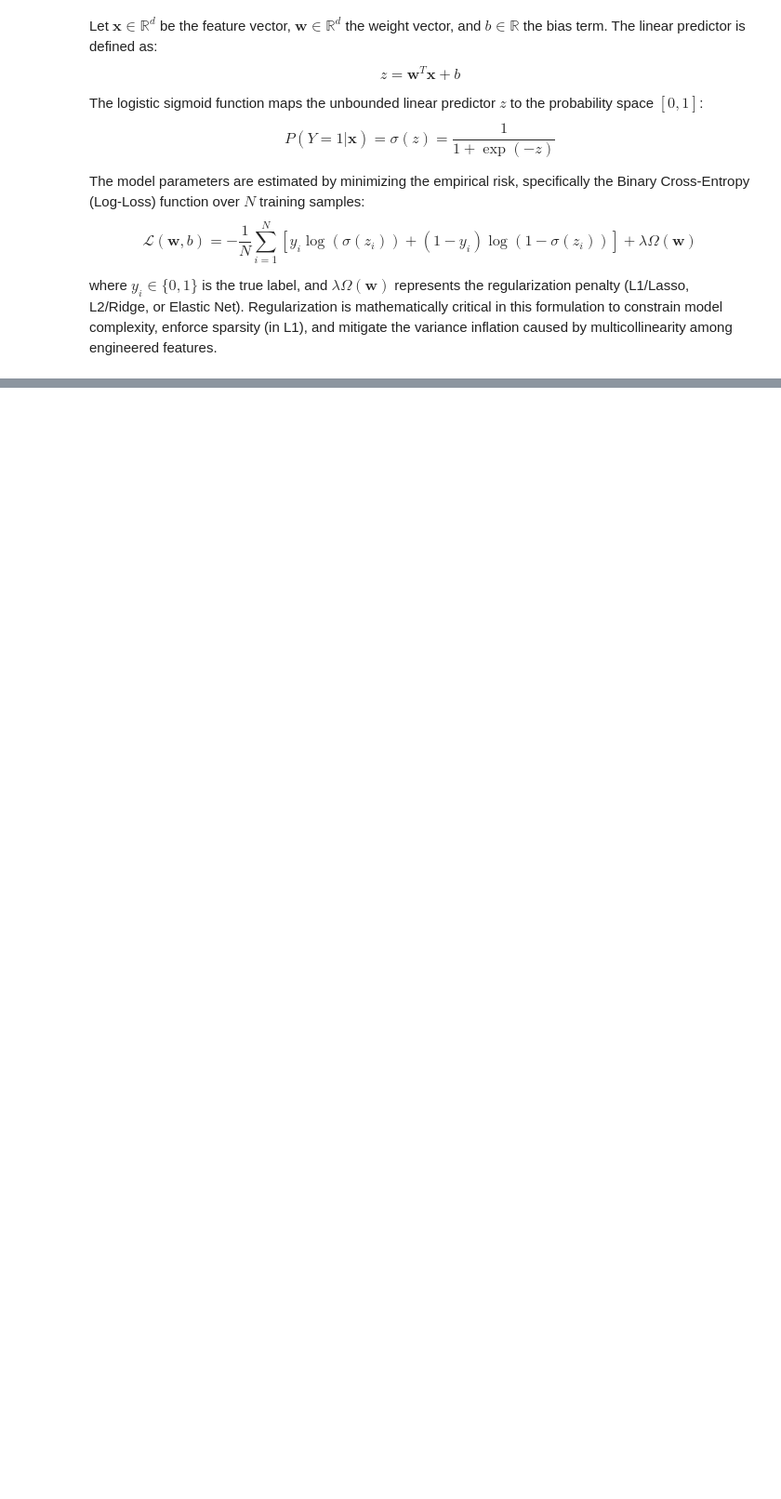
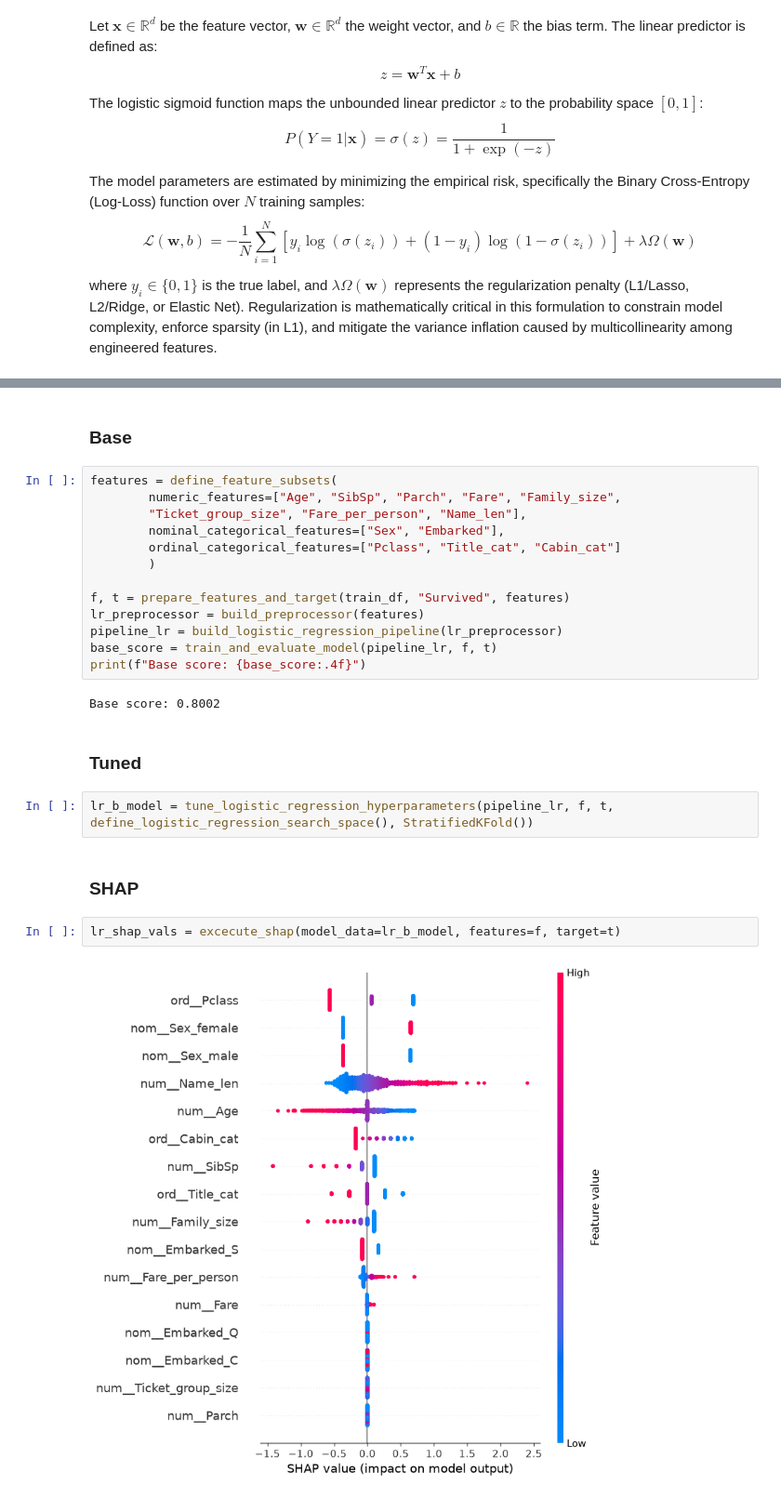
Before and after one commit to AnthonyMura/kaggle_titanic, a Jupyter notebook: 002_DP&FE.ipynb, the cells around one changed output, grey strips where cells are left out. Shown at 93% size. Saved outputs shown, nothing was run; the diff lists cells and outputs as text; blank space fills up the shorter version.

```diff
--- a/002_DP&FE.ipynb
+++ b/002_DP&FE.ipynb
@@ -389,0 +364,27 @@ Baseline accuracy: 0.7991086560793422
+# %% [markdown]
+### Base
+# %%
+features = define_feature_subsets(
+        numeric_features=["Age", "SibSp", "Parch", "Fare", "Family_size",
+        "Ticket_group_size", "Fare_per_person", "Name_len"],
+        nominal_categorical_features=["Sex", "Embarked"],
+        ordinal_categorical_features=["Pclass", "Title_cat", "Cabin_cat"]
+        )
+
+f, t = prepare_features_and_target(train_df, "Survived", features)
+lr_preprocessor = build_preprocessor(features)
+pipeline_lr = build_logistic_regression_pipeline(lr_preprocessor)
+base_score = train_and_evaluate_model(pipeline_lr, f, t)
+print(f"Base score: {base_score:.4f}")
+# %% [output]
+Base score: 0.8002
+# %% [markdown]
+### Tuned
+# %%
+lr_b_model = tune_logistic_regression_hyperparameters(pipeline_lr, f, t, define_logistic_regression_search_space(), StratifiedKFold())
+# %% [markdown]
+### SHAP
+# %%
+lr_shap_vals = excecute_shap(model_data=lr_b_model, features=f, target=t)
+# %% [output]
+[figure, added]
```
Also changed, not shown: parts of 10 cells of this notebook.
